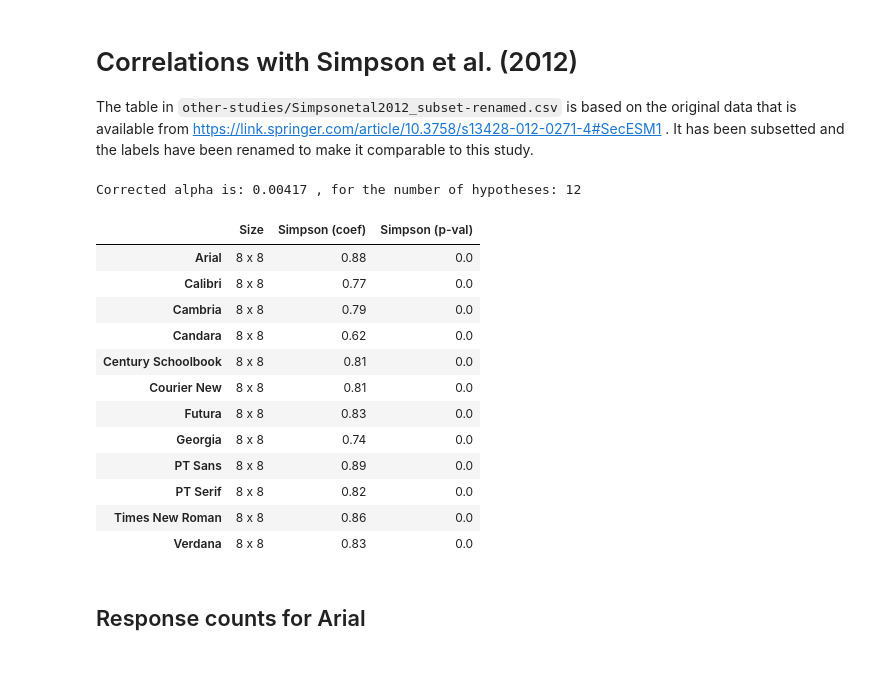
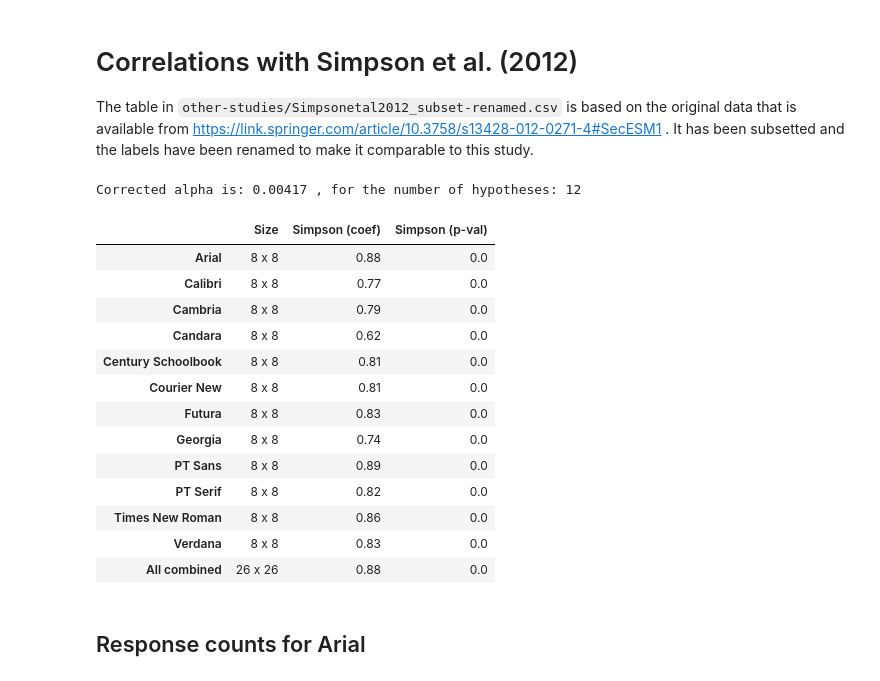
Before and after one commit to MrBrezina/context-sensitive-visual-similarity, a Jupyter notebook: data/correlations-with-simpson-et-al.ipynb, the cells around one changed output. Drawn from its saved outputs; the diff is of its cells as text; code cells hidden in the pictures.

Commit message:
Included a script-wide matrix in the comparisons with Simpson et al.

```diff
--- a/data/correlations-with-simpson-et-al.ipynb
+++ b/data/correlations-with-simpson-et-al.ipynb
@@ -31,42 +31,46 @@ print("Corrected alpha is:", round(alpha, 5), ", for the number of hypotheses:",
 # compile results
 studyname = "Simpson"
 paths = {path.split("/")[-1].replace(".csv", "").replace("_latin", "").replace("-", " ").title().replace("Pt", "PT"):path for path in paths}
+# add the special all-combined similarity matrix
+paths["All combined"] = "csv/similarity-matrices/latin_all-combined.csv"
 e = pd.DataFrame(index=paths.keys(), columns=["Size", "%s (coef)" % studyname, "%s (p-val)" % studyname])
 
 for font, _ in e.iterrows():
-    if "Sparse" in font:
+    if font.startswith("All"):
       e.loc[font, "Size"] = "26 x 26"
     else:
       e.loc[font, "Size"] = "8 x 8"
     sm  = pd.read_csv(paths[font], header=0, index_col=0, skiprows=[1,], usecols=[0,2,3,4,5,6,7,8,9])
     # erase diagonal
     for c in sm.columns:
       sm.loc[c, c] = np.NaN
     ll = np.dot(*sm.shape)
     s1 = sm.values.reshape(ll)
 
     # calculate spearman’s rank correlation coefficient
     # subset and reshape
     s2 = pd.DataFrame(eval(studyname), index=sm.index, columns=sm.columns).values.reshape(ll)
     coef, p_val = stats.spearmanr(s1, s2, nan_policy="omit")
     e.loc[font, studyname + " (coef)"] = round(coef, 2)
     e.loc[font, studyname + " (p-val)"] = round(p_val, 3)
+
 display(e)
 # %% [output]
 Corrected alpha is: 0.00417 , for the number of hypotheses: 12
 |  | Size | Simpson (coef) | Simpson (p-val) |
 | Arial | 8 x 8 | 0.88 | 0.0 |
 | Calibri | 8 x 8 | 0.77 | 0.0 |
 | Cambria | 8 x 8 | 0.79 | 0.0 |
 | Candara | 8 x 8 | 0.62 | 0.0 |
 | Century Schoolbook | 8 x 8 | 0.81 | 0.0 |
 | Courier New | 8 x 8 | 0.81 | 0.0 |
 | Futura | 8 x 8 | 0.83 | 0.0 |
 | Georgia | 8 x 8 | 0.74 | 0.0 |
 | PT Sans | 8 x 8 | 0.89 | 0.0 |
 | PT Serif | 8 x 8 | 0.82 | 0.0 |
 | Times New Roman | 8 x 8 | 0.86 | 0.0 |
 | Verdana | 8 x 8 | 0.83 | 0.0 |
+| All combined | 26 x 26 | 0.88 | 0.0 |
 # %% [markdown]
 ## Response counts for Arial
 # %%
```
